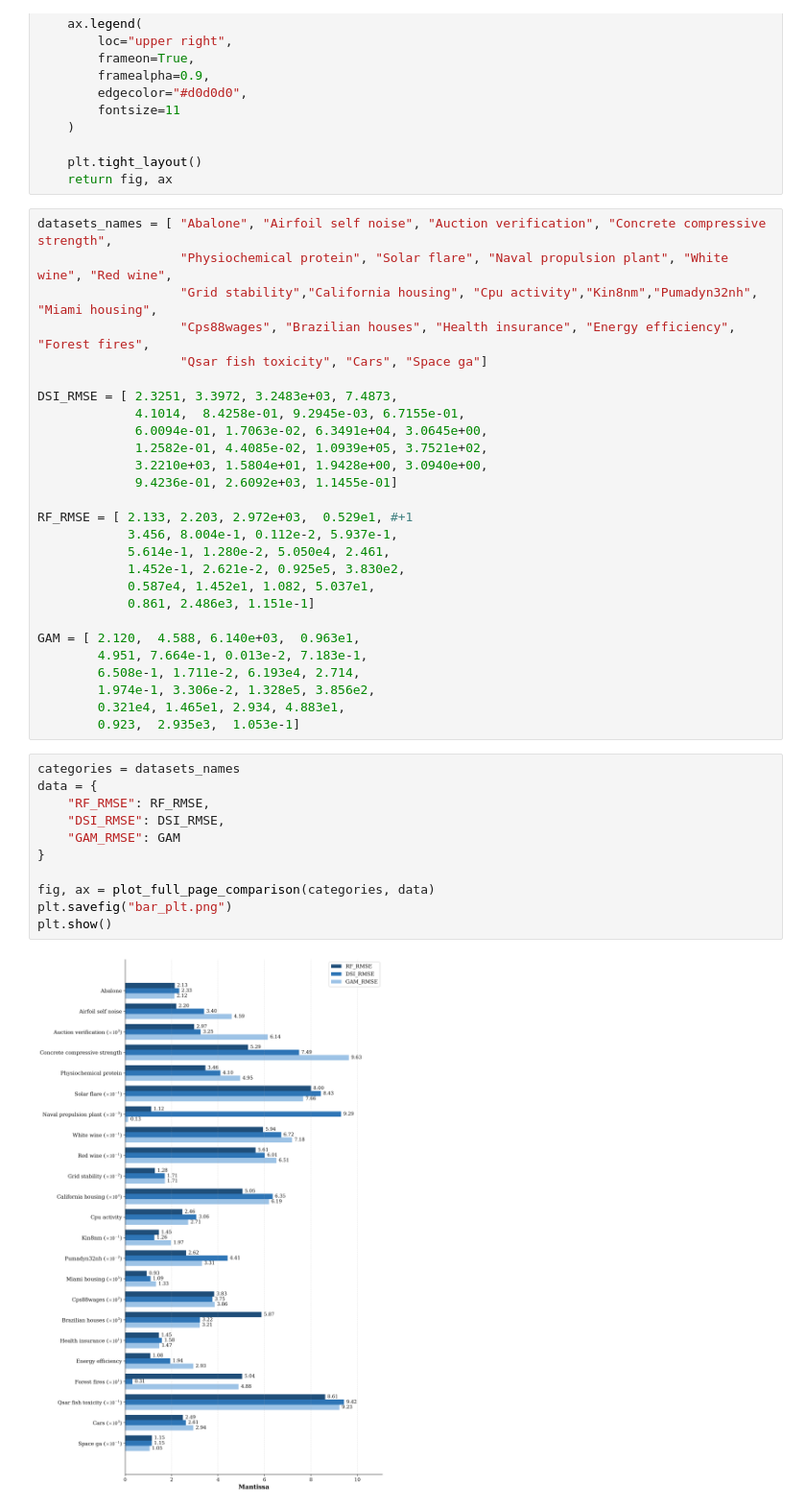
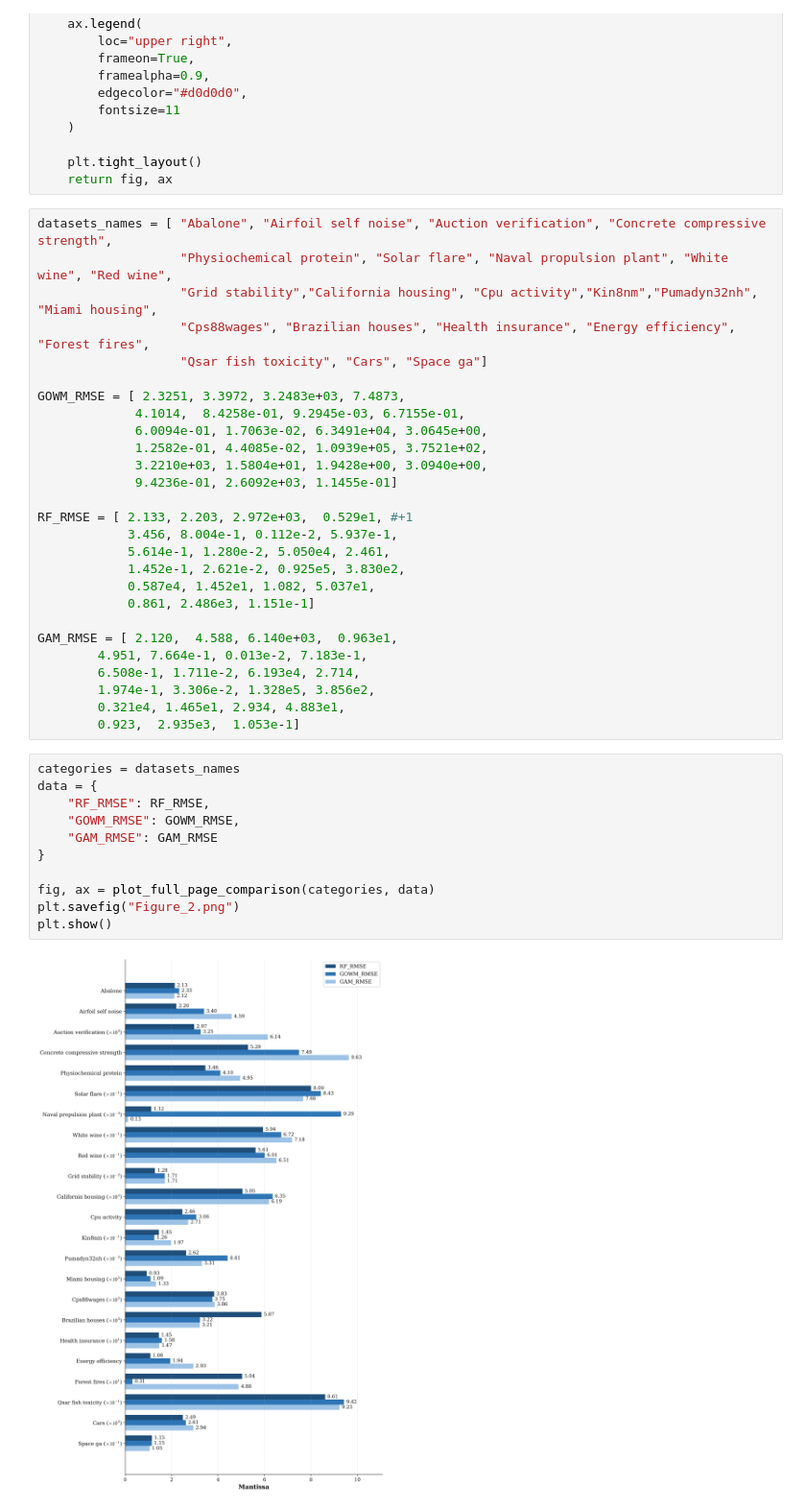
Before and after one commit to lorisdesimone/GPU-Optimized-WEM-Inference, a Jupyter notebook: notebooks/_bar_plot.ipynb, the cells around one changed output. Shown at 96% size. Cells and saved outputs as stored; diff of their text form.

```diff
--- a/notebooks/_bar_plot.ipynb
+++ b/notebooks/_bar_plot.ipynb
@@ -92,7 +92,7 @@ datasets_names = [ "Abalone", "Airfoil self noise", "Auction verification", "Con
                    "Cps88wages", "Brazilian houses", "Health insurance", "Energy efficiency", "Forest fires",
                    "Qsar fish toxicity", "Cars", "Space ga"]
 
-DSI_RMSE = [ 2.3251, 3.3972, 3.2483e+03, 7.4873,
+GOWM_RMSE = [ 2.3251, 3.3972, 3.2483e+03, 7.4873,
              4.1014,  8.4258e-01, 9.2945e-03, 6.7155e-01,
              6.0094e-01, 1.7063e-02, 6.3491e+04, 3.0645e+00,
              1.2582e-01, 4.4085e-02, 1.0939e+05, 3.7521e+02,
@@ -106,7 +106,7 @@ RF_RMSE = [ 2.133, 2.203, 2.972e+03,  0.529e1, #+1
             0.587e4, 1.452e1, 1.082, 5.037e1,
             0.861, 2.486e3, 1.151e-1]
 
-GAM = [ 2.120,  4.588, 6.140e+03,  0.963e1,
+GAM_RMSE = [ 2.120,  4.588, 6.140e+03,  0.963e1,
         4.951, 7.664e-1, 0.013e-2, 7.183e-1,
         6.508e-1, 1.711e-2, 6.193e4, 2.714,
         1.974e-1, 3.306e-2, 1.328e5, 3.856e2,
@@ -115,13 +115,13 @@ GAM = [ 2.120,  4.588, 6.140e+03,  0.963e1,
 # %%
 categories = datasets_names
 data = {
     "RF_RMSE": RF_RMSE,
-    "DSI_RMSE": DSI_RMSE,
-    "GAM_RMSE": GAM
+    "GOWM_RMSE": GOWM_RMSE,
+    "GAM_RMSE": GAM_RMSE
 }
 
 fig, ax = plot_full_page_comparison(categories, data)
-plt.savefig("bar_plt.png")
+plt.savefig("Figure_2.png")
 plt.show()
 # %% [output]
-[figure, old version]
+[figure, new version]
```
Also changed, not shown: 6 other files.
